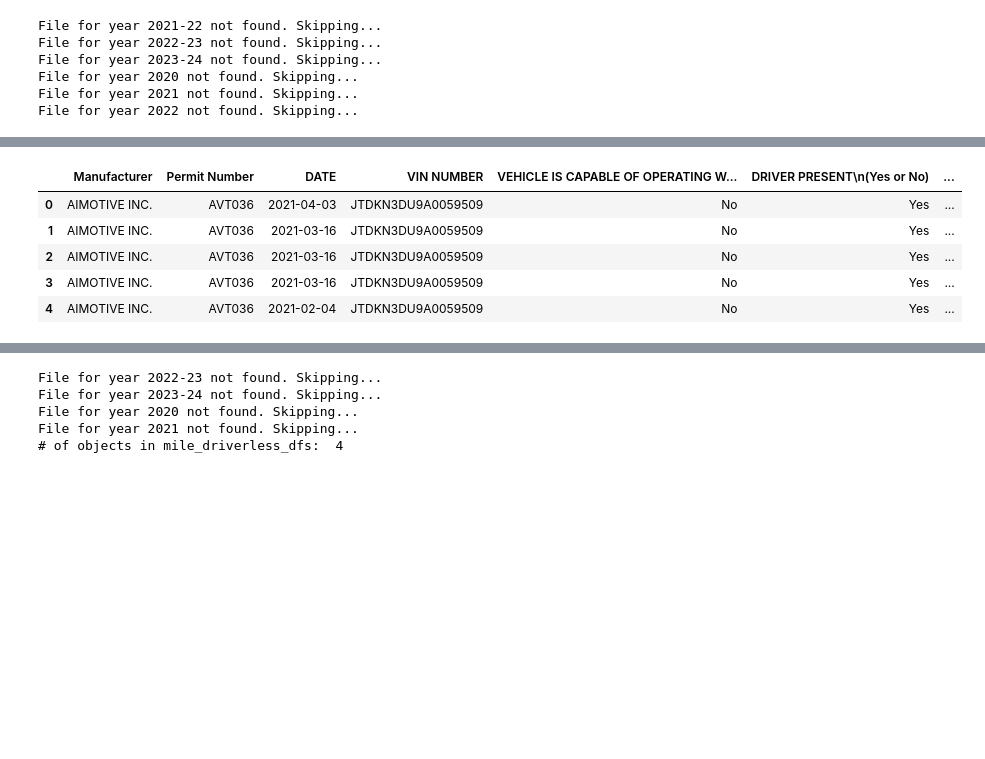
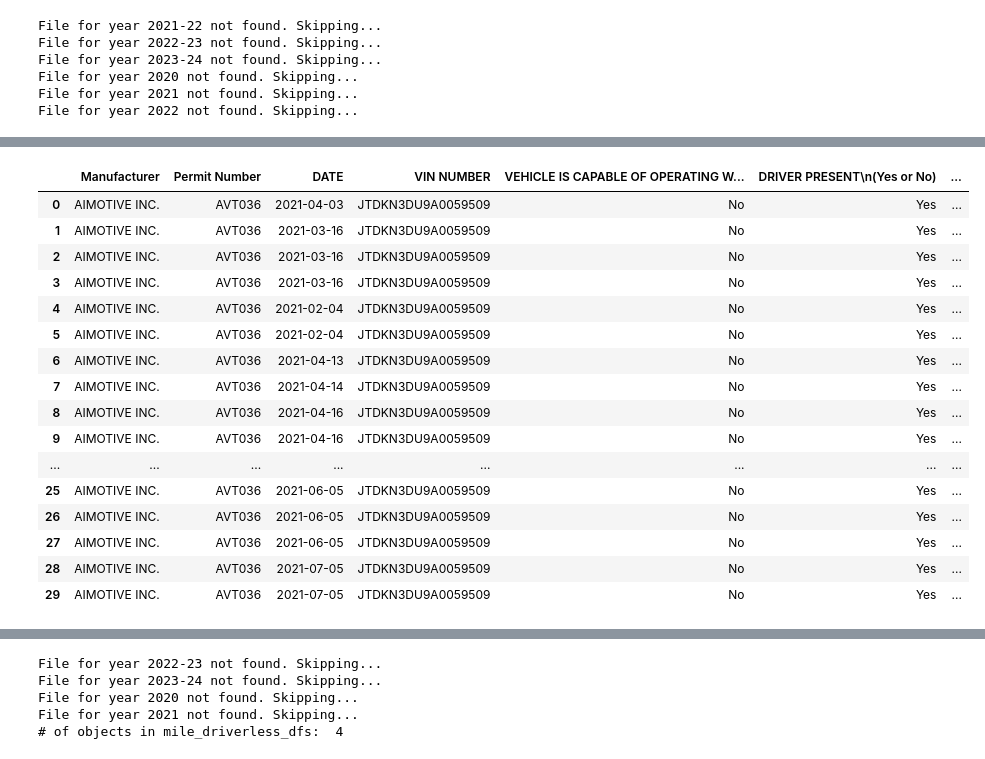
Before and after one commit to Kyle-Markwardt/self-driving-vehicles, a Jupyter notebook: main.ipynb, the cells around one changed output, grey strips where cells are left out. Cells and saved outputs as stored; diff of their text form; code cells hidden in the pictures; blank space fills up the shorter version.

```diff
--- a/main.ipynb
+++ b/main.ipynb
@@ -194,11 +198,22 @@ combined_dis_df = pd.concat(disengagement_dfs_list, ignore_index=True)
 combined_dis_df['DISENGAGEMENT INITIATED BY\n(AV System, Test Driver, Remote Operator, or Passenger)'] = combined_dis_df['DISENGAGEMENT INITIATED BY\n(AV System, Test Driver, Remote Operator, or Passenger)'].str.upper()
 # Categorize by codes
 # %%
-combined_dis_df.head()
+combined_dis_df.head(30)
 # %% [output]
 |  | Manufacturer | Permit Number | DATE | VIN NUMBER | VEHICLE IS CAPABLE OF OPERATING W... | DRIVER PRESENT\n(Yes or No) | ... |
 | 0 | AIMOTIVE INC. | AVT036 | 2021-04-03 | JTDKN3DU9A0059509 | No | Yes | ... |
 | 1 | AIMOTIVE INC. | AVT036 | 2021-03-16 | JTDKN3DU9A0059509 | No | Yes | ... |
 | 2 | AIMOTIVE INC. | AVT036 | 2021-03-16 | JTDKN3DU9A0059509 | No | Yes | ... |
 | 3 | AIMOTIVE INC. | AVT036 | 2021-03-16 | JTDKN3DU9A0059509 | No | Yes | ... |
 | 4 | AIMOTIVE INC. | AVT036 | 2021-02-04 | JTDKN3DU9A0059509 | No | Yes | ... |
+| 5 | AIMOTIVE INC. | AVT036 | 2021-02-04 | JTDKN3DU9A0059509 | No | Yes | ... |
+| 6 | AIMOTIVE INC. | AVT036 | 2021-04-13 | JTDKN3DU9A0059509 | No | Yes | ... |
+| 7 | AIMOTIVE INC. | AVT036 | 2021-04-14 | JTDKN3DU9A0059509 | No | Yes | ... |
+| 8 | AIMOTIVE INC. | AVT036 | 2021-04-16 | JTDKN3DU9A0059509 | No | Yes | ... |
+| 9 | AIMOTIVE INC. | AVT036 | 2021-04-16 | JTDKN3DU9A0059509 | No | Yes | ... |
+| ... | ... | ... | ... | ... | ... | ... | ... |
+| 25 | AIMOTIVE INC. | AVT036 | 2021-06-05 | JTDKN3DU9A0059509 | No | Yes | ... |
+| 26 | AIMOTIVE INC. | AVT036 | 2021-06-05 | JTDKN3DU9A0059509 | No | Yes | ... |
+| 27 | AIMOTIVE INC. | AVT036 | 2021-06-05 | JTDKN3DU9A0059509 | No | Yes | ... |
+| 28 | AIMOTIVE INC. | AVT036 | 2021-07-05 | JTDKN3DU9A0059509 | No | Yes | ... |
+| 29 | AIMOTIVE INC. | AVT036 | 2021-07-05 | JTDKN3DU9A0059509 | No | Yes | ... |
```
Also changed, not shown: parts of 12 cells of this notebook.
